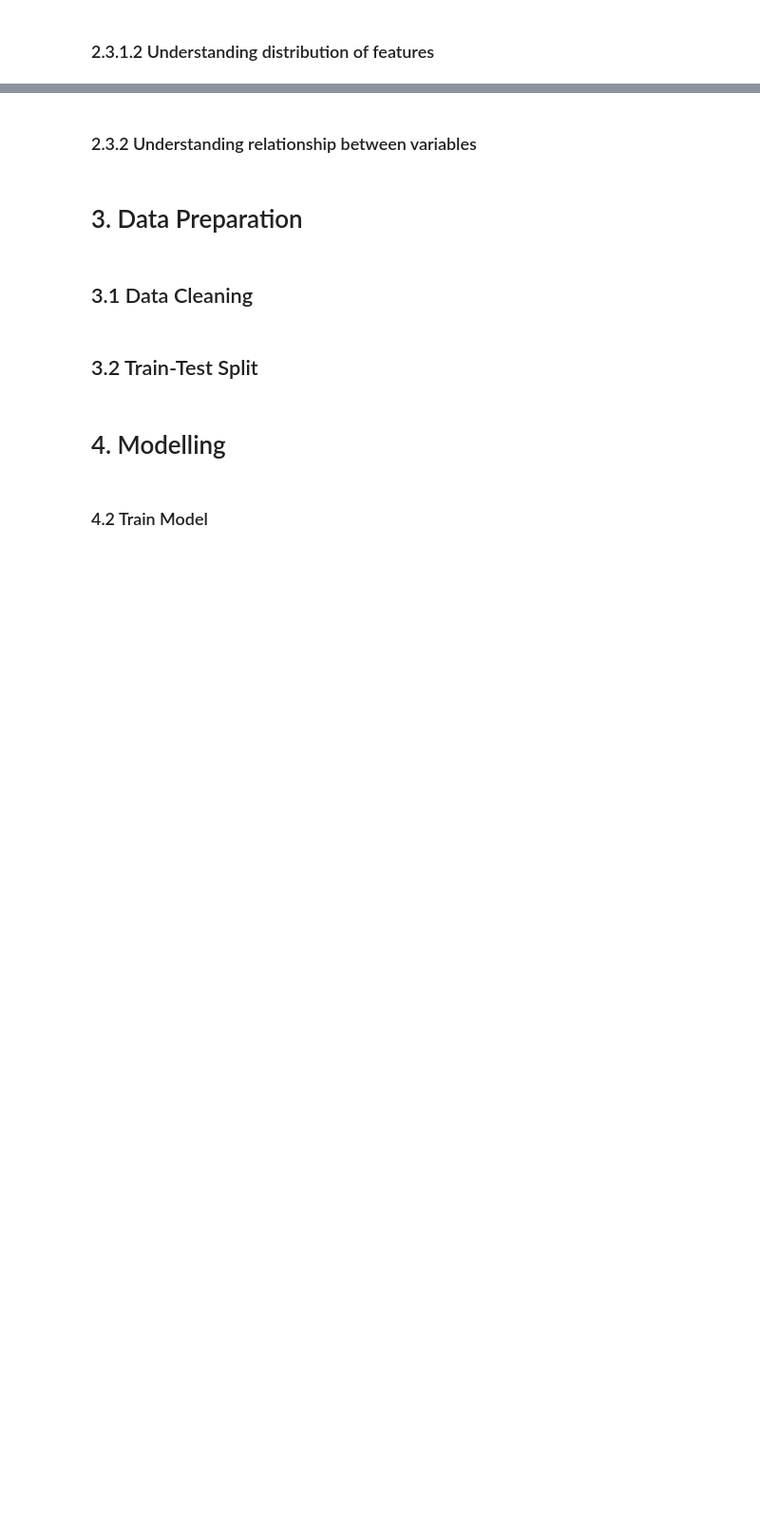
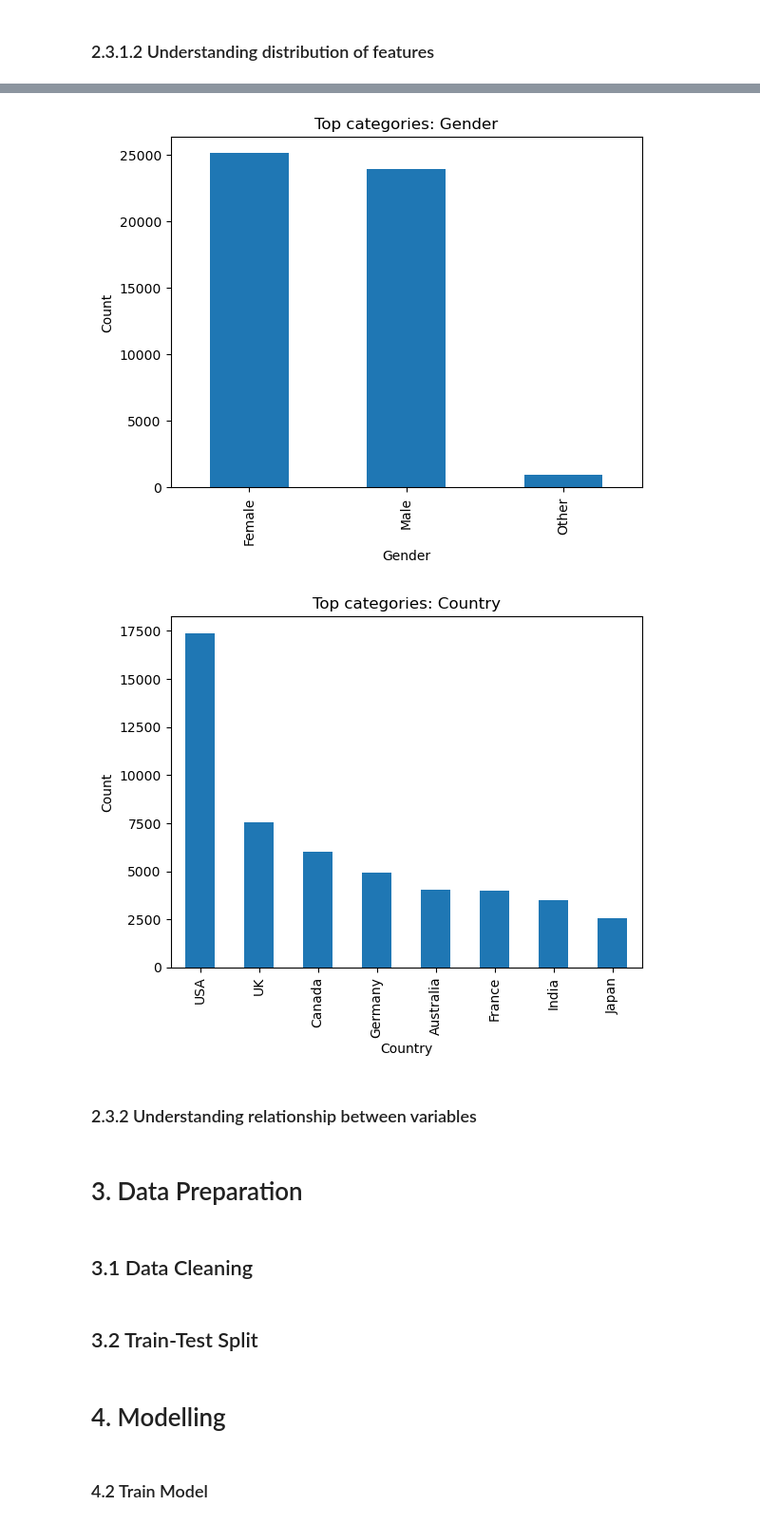
Before and after one commit to sweth-sudhi/MLDP_project_Swetha, a Jupyter notebook: mldp prjt code/MLDP Program Codes Submission Template (1).ipynb, the cells around one changed output, grey strips where cells are left out. Shown at 95% size. Saved outputs shown, nothing was run; the diff lists cells and outputs as text; code cells hidden in the pictures; blank space fills up the shorter version.

```diff
--- a/mldp prjt code/MLDP Program Codes Submission Template (1).ipynb
+++ b/mldp prjt code/MLDP Program Codes Submission Template (1).ipynb
@@ -174,3 +200,15 @@ plt.show()
+# %%
+# show top categories for 2 categorical columns (if exist)
+for col in cat_cols[:2]:
+    plt.figure()
+    df[col].value_counts().head(15).plot(kind="bar")
+    plt.title(f"Top categories: {col}")
+    plt.xlabel(col)
+    plt.ylabel("Count")
+    plt.show()
+# %% [output]
+[figure, added]
+[figure, added]
 # %% [markdown]
 ### 2.3.2 Understanding relationship between variables
 # %%
```
Also changed, not shown: parts of 2 cells of this notebook.
